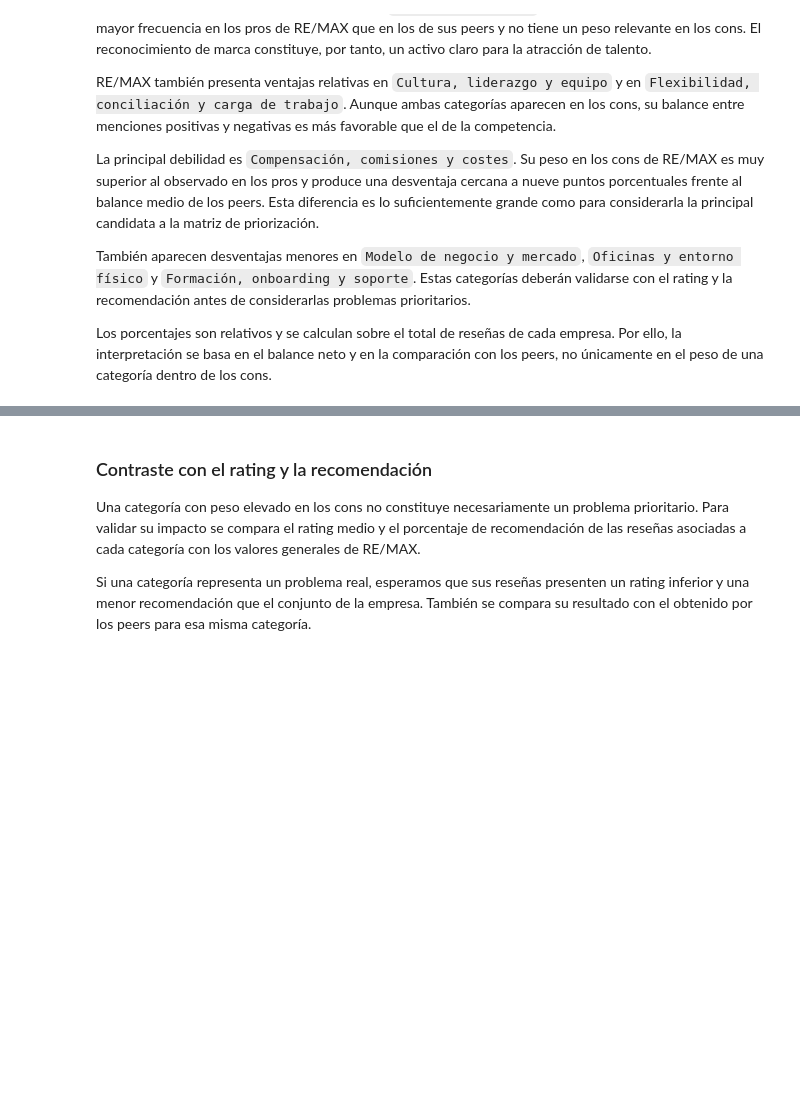
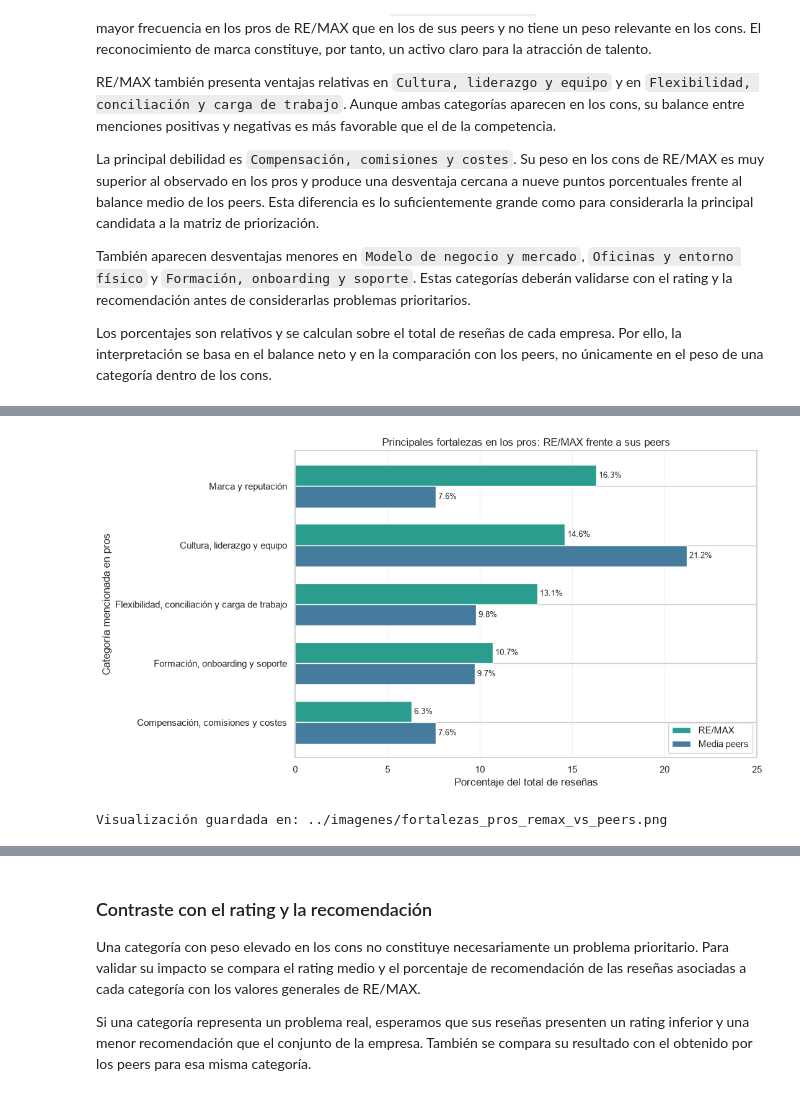
Before and after one commit to JOBdeini/remax-glassdoor-nlp-analysis, a Jupyter notebook: notebooks/analisis_remax_glassdoor.ipynb, the cells around one changed output, grey strips where cells are left out. Cells and saved outputs as stored; diff of their text form; code cells hidden in the pictures; blank space fills up the shorter version.

```diff
--- a/notebooks/analisis_remax_glassdoor.ipynb
+++ b/notebooks/analisis_remax_glassdoor.ipynb
@@ -1654,0 +1715,65 @@ no únicamente en el peso de una categoría dentro de los cons.
+# %%
+# Visualización específica de los pros para utilizar en la presentación
+
+datos_fortalezas = fortalezas_pros.sort_values('Pros RE/MAX (%)')
+posiciones = np.arange(len(datos_fortalezas))
+altura = 0.36
+
+fig, ax = plt.subplots(figsize=(11, 6))
+
+barras_remax = ax.barh(
+    posiciones + altura / 2,
+    datos_fortalezas['Pros RE/MAX (%)'],
+    height=altura,
+    color='#2A9D8F',
+    label='RE/MAX',
+)
+
+barras_peers = ax.barh(
+    posiciones - altura / 2,
+    datos_fortalezas['Pros peers (%)'],
+    height=altura,
+    color='#457B9D',
+    label='Media peers',
+)
+
+ax.set_yticks(posiciones)
+ax.set_yticklabels(datos_fortalezas.index)
+ax.set(
+    title='Principales fortalezas en los pros: RE/MAX frente a sus peers',
+    xlabel='Porcentaje del total de reseñas',
+    ylabel='Categoría mencionada en pros',
+)
+
+ax.bar_label(
+    barras_remax,
+    labels=[f'{valor:.1f}%' for valor in datos_fortalezas['Pros RE/MAX (%)']],
+    padding=3,
+    fontsize=9,
+)
+ax.bar_label(
+    barras_peers,
+    labels=[f'{valor:.1f}%' for valor in datos_fortalezas['Pros peers (%)']],
+    padding=3,
+    fontsize=9,
+)
+
+limite = datos_fortalezas[['Pros RE/MAX (%)', 'Pros peers (%)']].to_numpy().max()
+ax.set_xlim(0, limite * 1.18)
+ax.grid(axis='x', alpha=0.25)
+ax.legend(loc='lower right')
+
+plt.tight_layout()
+
+ruta_imagen_fortalezas = IMAGES_DIR / 'fortalezas_pros_remax_vs_peers.png'
+fig.savefig(
+    ruta_imagen_fortalezas,
+    dpi=180,
+    bbox_inches='tight',
+)
+
+plt.show()
+print(f'Visualización guardada en: {ruta_imagen_fortalezas}')
+# %% [output]
+[figure, added]
+Visualización guardada en: ../imagenes/fortalezas_pros_remax_vs_peers.png
```
Also changed, not shown: parts of 3 cells of this notebook, 2 other files.
